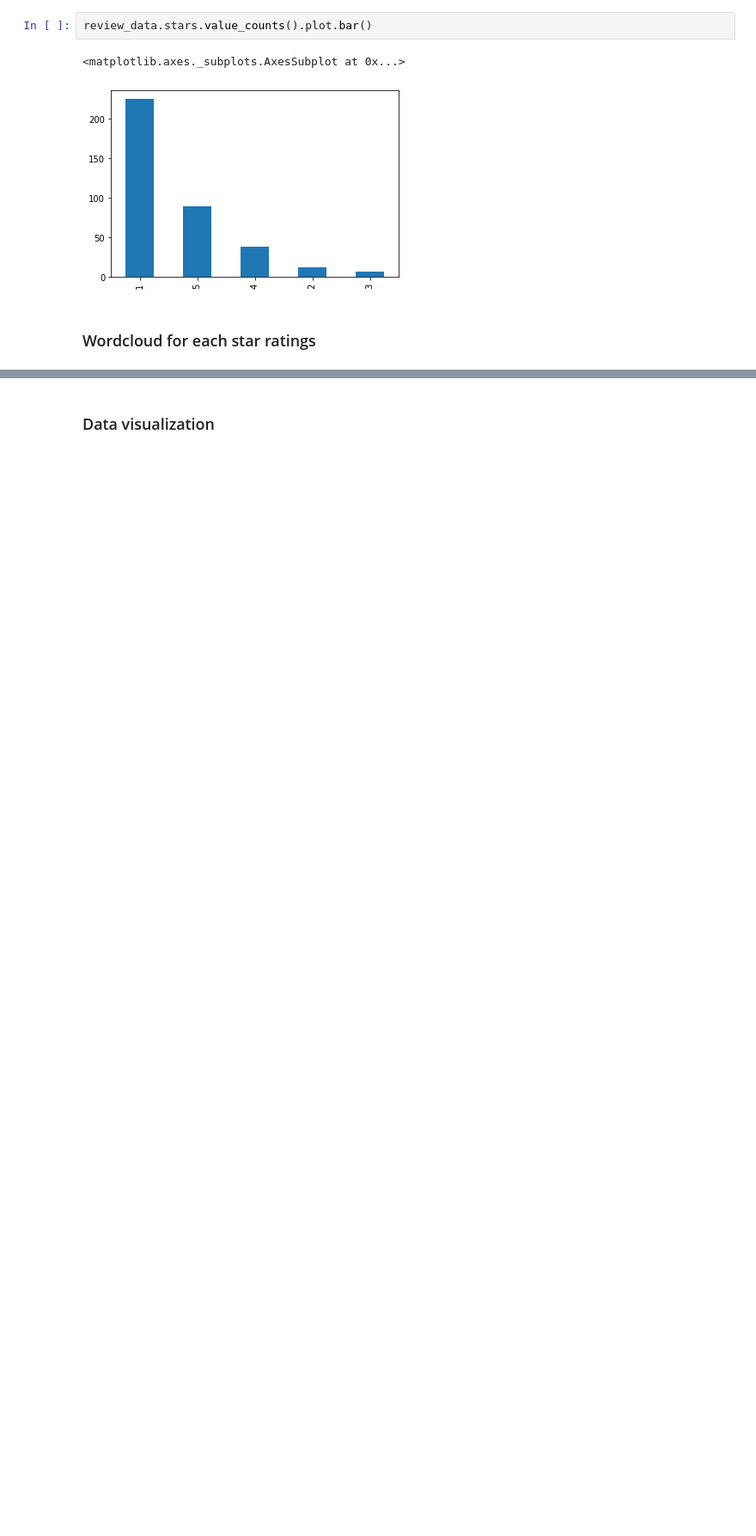
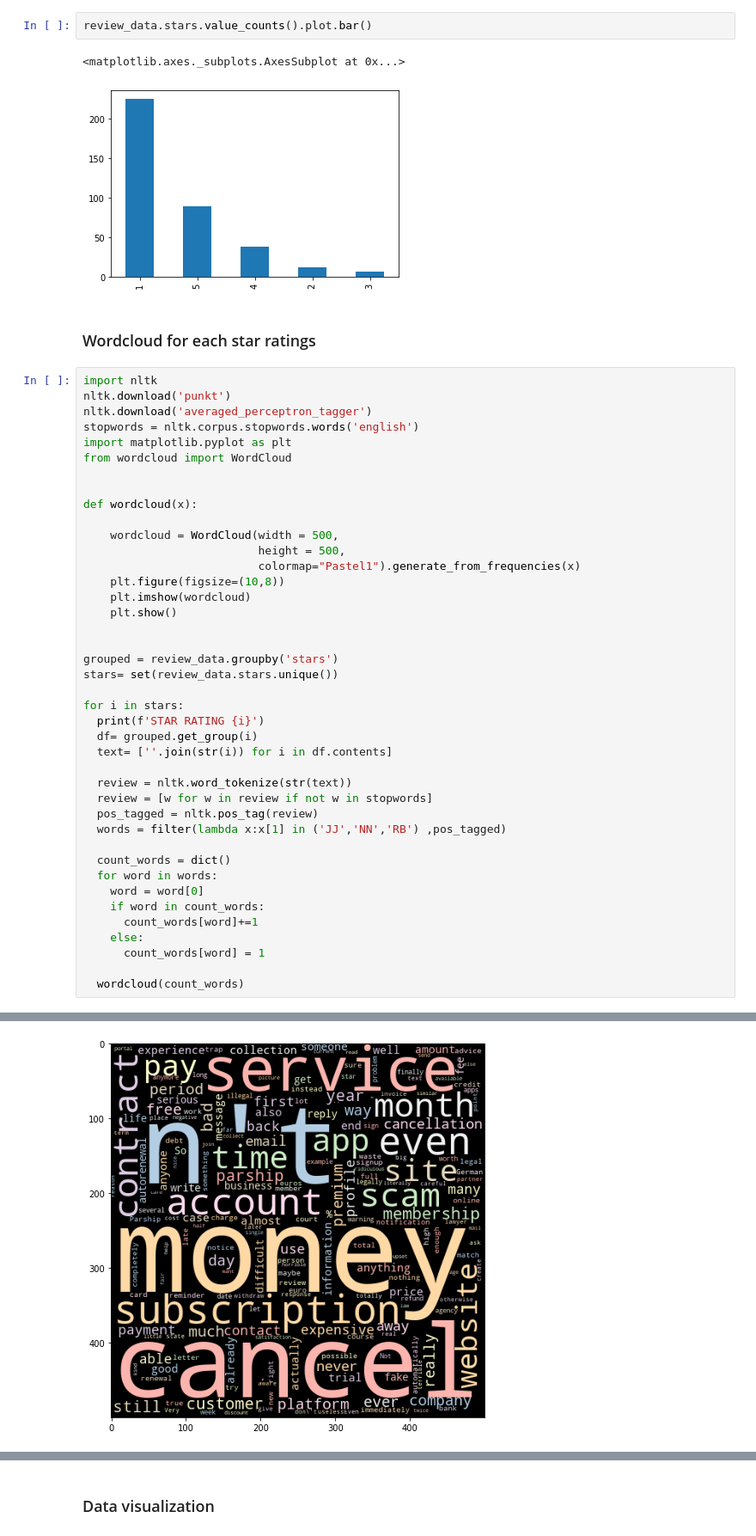
Before and after one commit to risa1796/Parship, a Jupyter notebook: BeautifulSoup_Trustpilot_Parship.ipynb, the cells around one changed output, grey strips where cells are left out. Shown at 86% size. Saved outputs shown, nothing was run; the diff lists cells and outputs as text; blank space fills up the shorter version.

```diff
--- a/BeautifulSoup_Trustpilot_Parship.ipynb
+++ b/BeautifulSoup_Trustpilot_Parship.ipynb
@@ -130,3 +130,45 @@ review_data.stars.value_counts().plot.bar()
 [figure]
 # %% [markdown]
 ### Wordcloud for each star ratings
+# %%
+import nltk
+nltk.download('punkt')
+nltk.download('averaged_perceptron_tagger')
+stopwords = nltk.corpus.stopwords.words('english')
+import matplotlib.pyplot as plt
+from wordcloud import WordCloud
+
+
+def wordcloud(x):
+
+    wordcloud = WordCloud(width = 500,
+                          height = 500,
+                          colormap="Pastel1").generate_from_frequencies(x)
+    plt.figure(figsize=(10,8))
+    plt.imshow(wordcloud)
+    plt.show()
+
+
+grouped = review_data.groupby('stars')
+stars= set(review_data.stars.unique())
+
+for i in stars:
+  print(f'STAR RATING {i}')
+  df= grouped.get_group(i)
+  text= [''.join(str(i)) for i in df.contents]
+
+  review = nltk.word_tokenize(str(text))
+  review = [w for w in review if not w in stopwords]
+  pos_tagged = nltk.pos_tag(review)
+  words = filter(lambda x:x[1] in ('JJ','NN','RB') ,pos_tagged)
+
+  count_words = dict()
+  for word in words:
+    word = word[0]
+    if word in count_words:
+      count_words[word]+=1
+    else:
+      count_words[word] = 1
+
+  wordcloud(count_words)
+# %% [output]
@@ -132,0 +182 @@ review_data.stars.value_counts().plot.bar()
+[figure, added]
```
Also changed, not shown: parts of 1 cell of this notebook.
